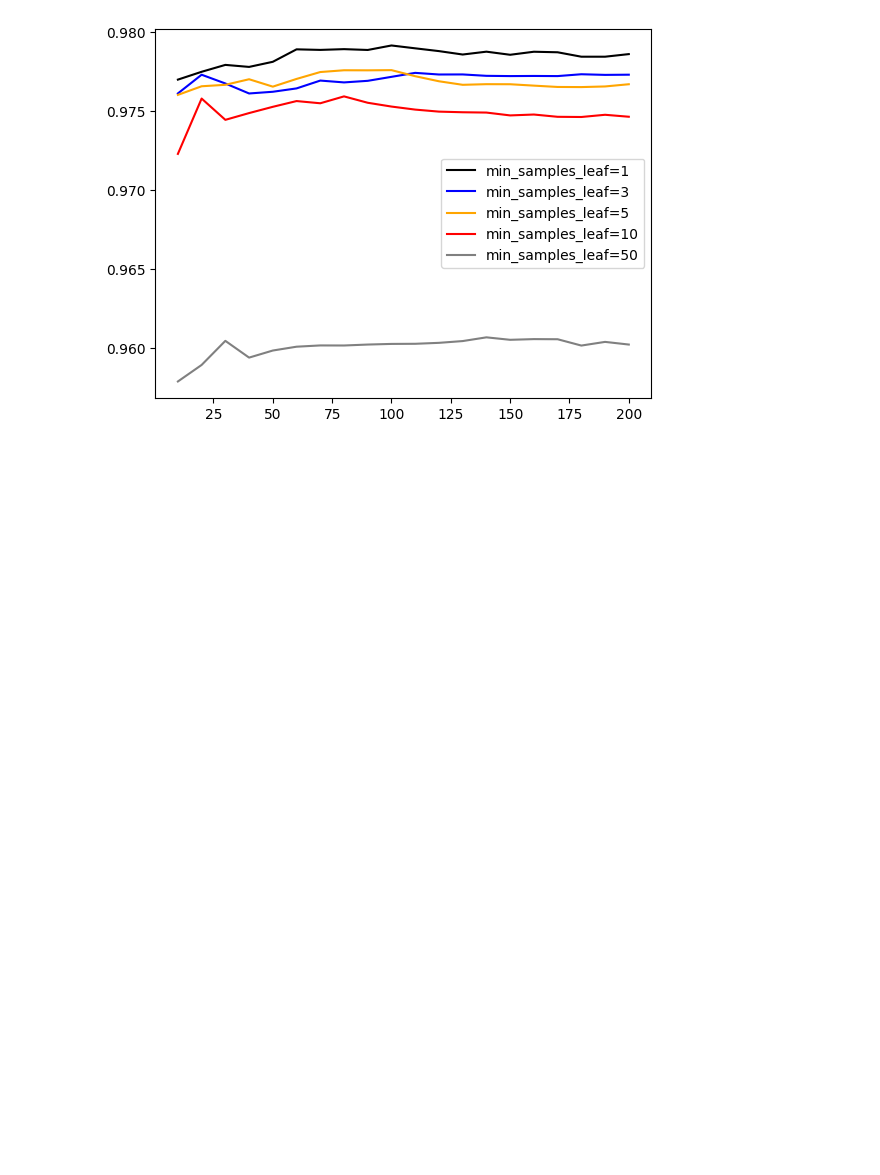
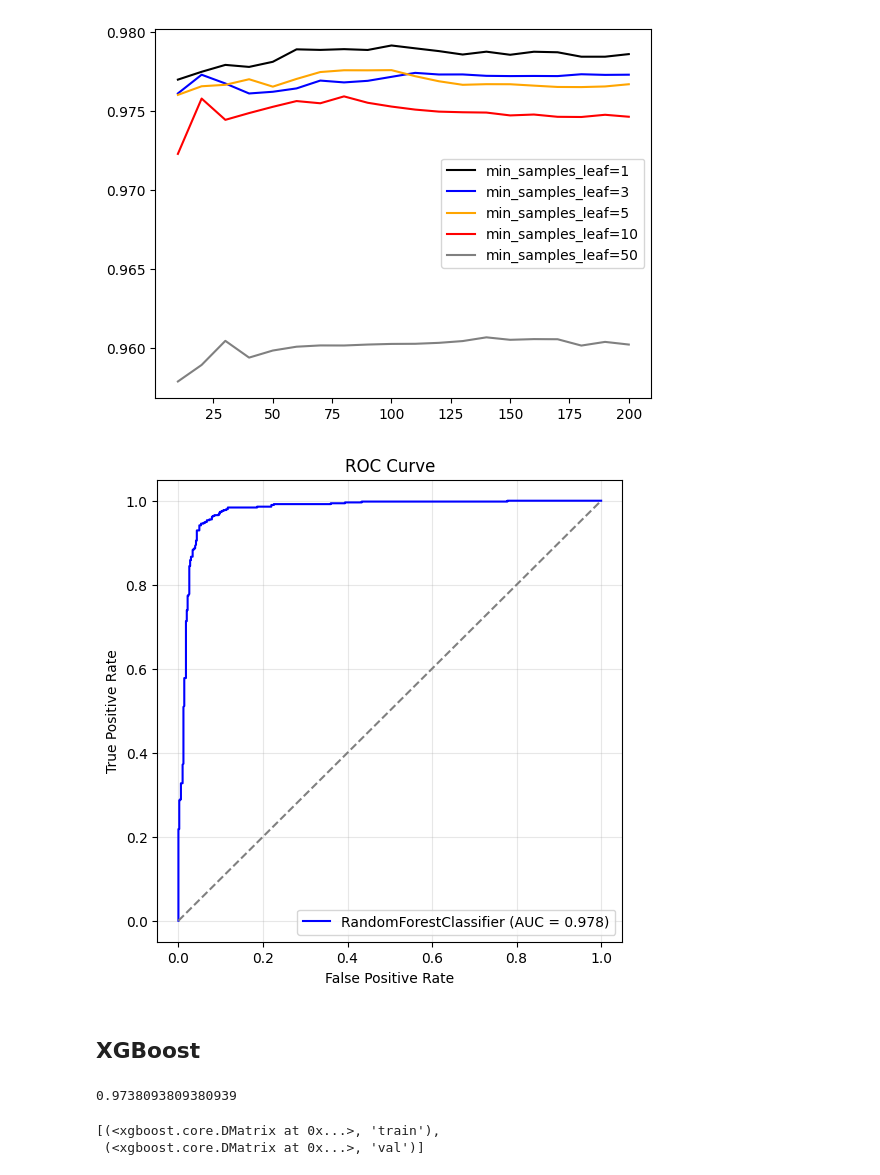
Before and after one commit to petrushki/PersonalityPredictor, a Jupyter notebook: notebook.ipynb, the cells around one changed output. Saved outputs shown, nothing was run; the diff lists cells and outputs as text; code cells hidden in the pictures; blank space fills up the shorter version.

Commit message:
xgboost

```diff
--- a/notebook.ipynb
+++ b/notebook.ipynb
@@ -568,3 +587,15 @@ plt.legend()
 # %% [output]
 <matplotlib.legend.Legend at 0x...>
 [figure]
+# %%
+rf_params = {
+    'n_estimators': 100,
+    'max_depth': 10,
+    'min_samples_leaf': 1
+}
+# %%
+model = train_validate_model(X_train, y_train, X_val, y_val, RandomForestClassifier, rf_params, plot_curve=True)
+# %% [output]
+[figure, added]
+# %% [markdown]
+## XGBoost
@@ -570,0 +606,27 @@ plt.legend()
+# %%
+xgb_params = {
+    'eta': 0.3,
+    'max_depth': 6,
+    'min_child_weight': 1,
+
+    'objective': 'binary:logistic',
+    'eval_metric': 'auc',
+    'nthread': 8,
+
+    'seed': 1,
+    'verbosity': 1,
+}
+
+
+model = xgb.train(xgb_params, dtrain, num_boost_round=10)
+y_pred = model.predict(dval)
+roc_auc_score(y_val, y_pred)
+# %% [output]
+0.9738093809380939
+# %%
+eta = [0.01, 0.05, 0.1, 0.2]
+max_depth =  [3, 4, 5, 6]
+min_child_weight = [1, 3, 5]
+# %% [output]
+[(<xgboost.core.DMatrix at 0x...>, 'train'),
+ (<xgboost.core.DMatrix at 0x...>, 'val')]
```
Also changed, not shown: parts of 7 cells of this notebook.
